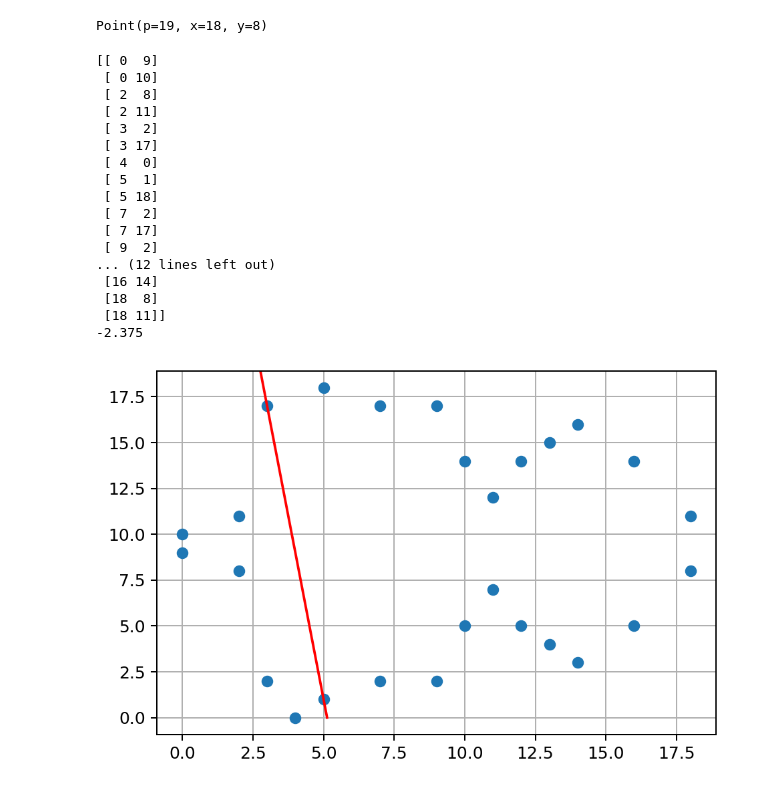
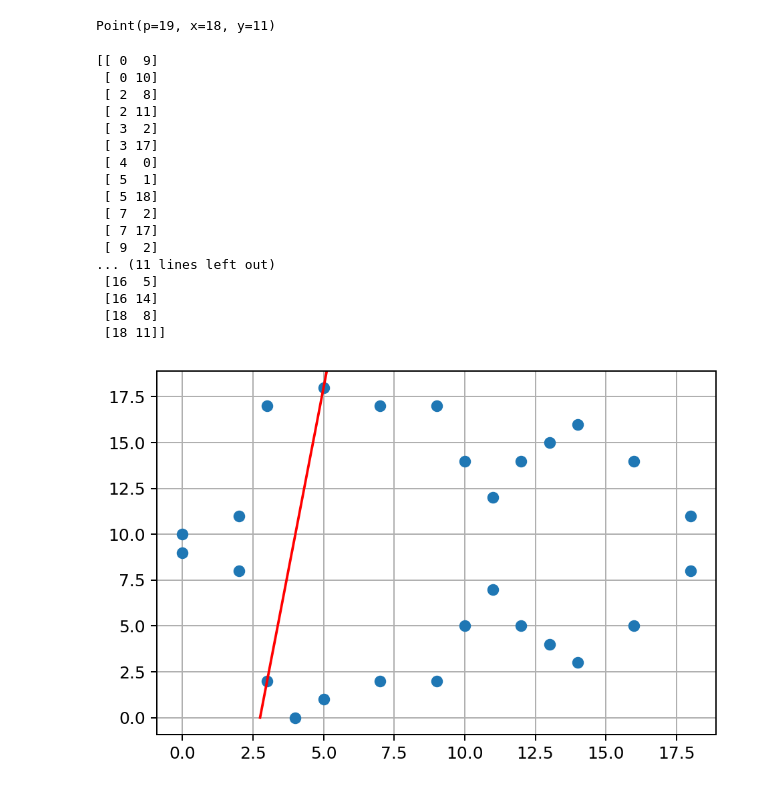
Before and after one commit to fangpenlin/elliptic-curve-explained, a Jupyter notebook: elliptic-curve-on-finite-field.ipynb, the cells around one changed output. Cells and saved outputs as stored; diff of their text form; code cells hidden in the pictures.

Commit message:
Add touch line

```diff
--- a/elliptic-curve-on-finite-field.ipynb
+++ b/elliptic-curve-on-finite-field.ipynb
@@ -116,41 +116,49 @@ def plot_curve(p, a, b):
 
     return fig, ax
 # %%
-p0 = Point(P, 3, 17)
-p1 = Point(P, 5, 1)
+p0 = Point(P, 3, 2)
+p1 = Point(P, 5, 18)
 p2 = p0 + p1
 p2
 # %% [output]
-Point(p=19, x=18, y=8)
+Point(p=19, x=18, y=11)
 # %%
+def touch_edge_line(p0, p1):
+    dx = p1.x - p0.x
+    dy = p1.y - p0.y
+    slope = dy / dx
+    left_offset_x = -(P - p0.y) / slope
+    right_offset_x = -p1.y / slope
+    return (
+        (p0.x - left_offset_x, P),
+        (p1.x + right_offset_x, 0),
+    )
+
 fig, ax = plot_curve(P, A, B)
 
-dx = p1.x - p0.x
-dy = p1.y - p0.y
-slope = dy / dx
-p0_offset_x = -(P - p0.y) / slope
-p1_offset_y = -p1.y / slope
-w = P / slope
-print(w)
+tp0, tp1 = touch_edge_line(p0, p1)
 
-ax.add_line(mlines.Line2D([p0.x - p0_offset_x, p1.x + p1_offset_y], [P, 0], color='r'))
+ax.add_line(mlines.Line2D([tp0[0], tp1[0]], [tp0[1], tp1[1]], color='r'))
+# for i in range(7):
+#     ax.add_line(mlines.Line2D([tp0[0] + w * i, p1.x + p1_offset_y + w * i], [P, 0], color='r'))
+
 plt.show()
 # %% [output]
 [[ 0  9]
  [ 0 10]
  [ 2  8]
  [ 2 11]
  [ 3  2]
  [ 3 17]
  [ 4  0]
  [ 5  1]
  [ 5 18]
  [ 7  2]
  [ 7 17]
  [ 9  2]
-... (12 lines left out)
+... (11 lines left out)
+ [16  5]
  [16 14]
  [18  8]
  [18 11]]
--2.375
-[figure, old version]
+[figure, new version]
```
